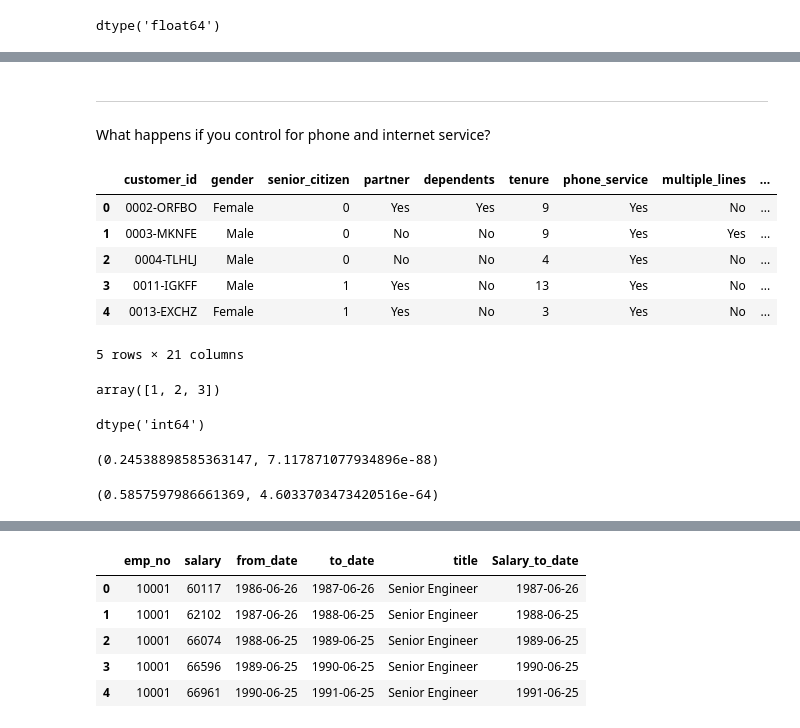
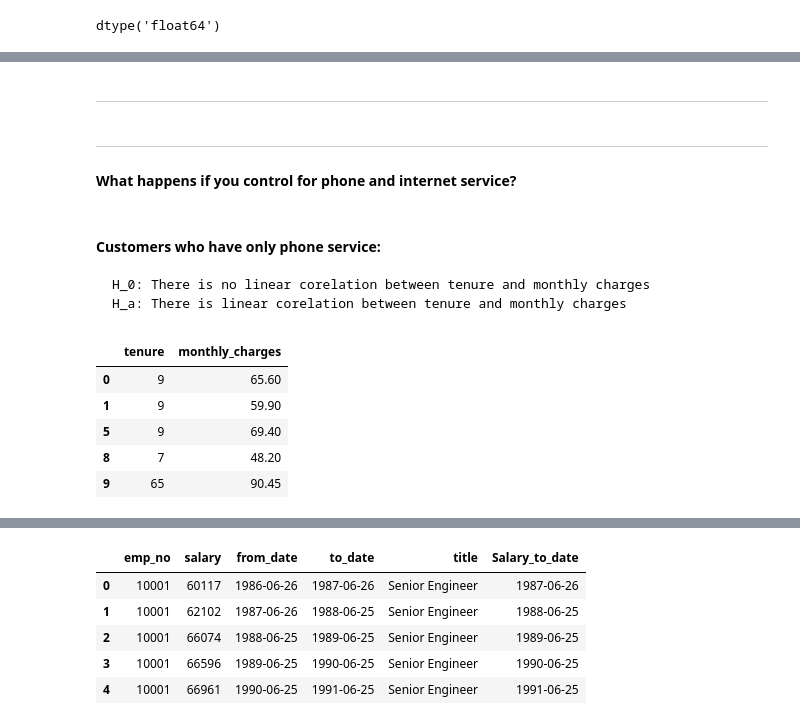
Before and after one commit to devgurung141/statistics-exercises, a Jupyter notebook: hypothesis_testing.ipynb, the cells around one changed output, grey strips where cells are left out. Saved outputs shown, nothing was run; the diff lists cells and outputs as text; code cells hidden in the pictures.

```diff
--- a/hypothesis_testing.ipynb
+++ b/hypothesis_testing.ipynb
@@ -365,5 +377,4 @@ import env
 - What happens if you control for phone and internet service?
 # %%
 url = f'mysql+pymysql://{username}:{password}@{host}/telco_churn'
-df1 = pd.read_sql('SELECT * FROM customers', url)
-df1.head()
+df = pd.read_sql('SELECT * FROM customers', url)
@@ -475,7 +604,7 @@ df1.total_charges[945]
 # %%
 # convert string to Float even those causing errors
 
-df1.total_charges= pd.to_numeric(df1.total_charges,errors='coerce')
+# df.total_charges= pd.to_numeric(df.total_charges,errors='coerce')
 # %%
 # check data types
 
@@ -485,4 +614,4 @@ dtype('float64')
 # %%
 # convert NAN to zeros
 
-df1.total_charges = df1.total_charges.fillna(0)
+# df.total_charges = df.total_charges.fillna(0)
@@ -512,3 +622,5 @@ We rejected the Null Hypothesis, there is a linear relationship between tenure a
+# %% [markdown]
+----
 # %% [markdown]
 -----------------
-What happens if you control for phone and internet service?
+####  What happens if you control for phone and internet service?
@@ -515,18 +629,20 @@ What happens if you control for phone and internet service?
+# %% [markdown]
+#### Customers who have only phone service:
+    H_0: There is no linear corelation between tenure and monthly charges
+    H_a: There is linear corelation between tenure and monthly charges
+# %%
+# set alpha
+alpha = 0.05
+
+#select the data
+phone_df = df[(df1.phone_service == 'Yes') & (df1.internet_service_type_id == 1)][['tenure', 'monthly_charges']]
 # %%
-df1.head()
+# checking data
+phone_df.head()
 # %% [output]
-|  | customer_id | gender | senior_citizen | partner | dependents | tenure | phone_service | multiple_lines | ... |
-| 0 | 0002-ORFBO | Female | 0 | Yes | Yes | 9 | Yes | No | ... |
-| 1 | 0003-MKNFE | Male | 0 | No | No | 9 | Yes | Yes | ... |
-| 2 | 0004-TLHLJ | Male | 0 | No | No | 4 | Yes | No | ... |
-| 3 | 0011-IGKFF | Male | 1 | Yes | No | 13 | Yes | No | ... |
-| 4 | 0013-EXCHZ | Female | 1 | Yes | No | 3 | Yes | No | ... |
+|  | tenure | monthly_charges |
+| 0 | 9 | 65.60 |
+| 1 | 9 | 59.90 |
+| 5 | 9 | 69.40 |
+| 8 | 7 | 48.20 |
+| 9 | 65 | 90.45 |
-5 rows × 21 columns
-# %%
-df1.internet_service_type_id.unique()
-# %% [output]
-array([1, 2, 3])
-# %%
-df1.internet_service_type_id.dtype
-# %% [output]
-dtype('int64')
@@ -539,10 +648,0 @@ internet_service_None = df1[df1.internet_service_type_id == 3]
-# %%
-r, p = stats.pearsonr(with_phone_service.tenure, with_phone_service.monthly_charges)
-r, p
-# %% [output]
-(0.24538898585363147, 7.117871077934896e-88)
-# %%
-r, p = stats.pearsonr(without_phone_service.tenure, without_phone_service.monthly_charges)
-r, p
-# %% [output]
-(0.5857597986661369, 4.6033703473420516e-64)
```
Also changed, not shown: parts of 142 cells of this notebook.
